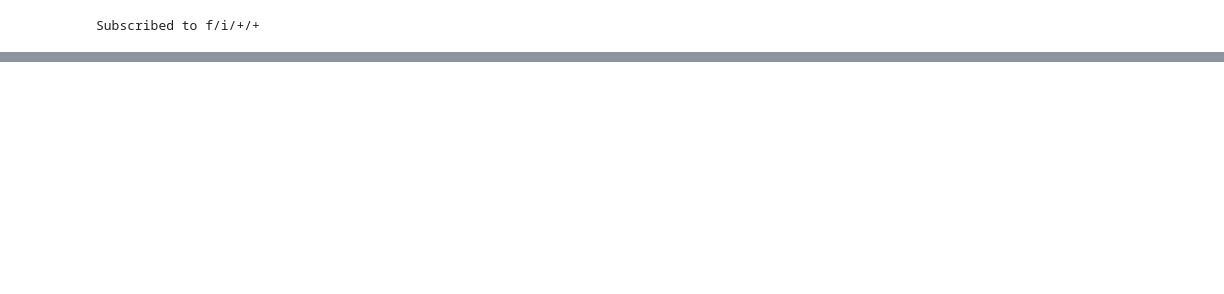
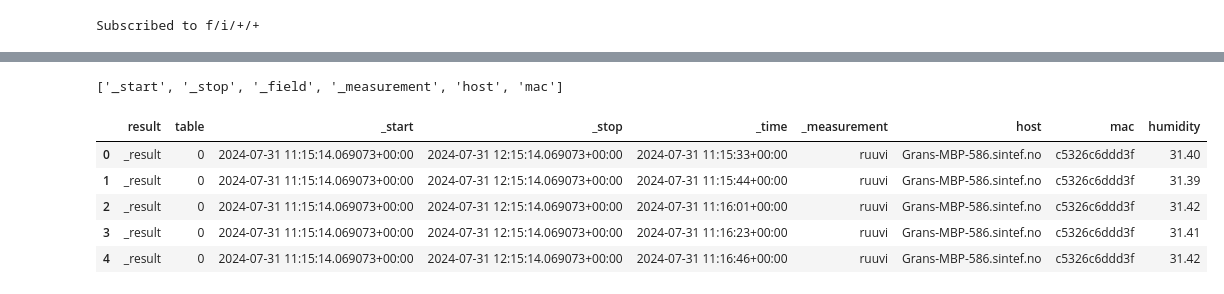
Before and after one commit to SINTEF-9012/SINDIT20, a Jupyter notebook: testing.ipynb, the cells around one changed output, grey strips where cells are left out. Drawn from its saved outputs; the diff is of its cells as text; code cells hidden in the pictures; blank space fills up the shorter version.

Commit message:
update: usage of connectors

```diff
--- a/testing.ipynb
+++ b/testing.ipynb
@@ -102,0 +102,2 @@ mqtt_connector.stop()
+# %%
+influx_connector = InfluxDBConnector(host="http://localhost", port=8086, token=os.getenv('INFLUXDB_ACCESS_TOKEN'), org="SINTEF", bucket='ruuvitag')
@@ -102,0 +127,15 @@ mqtt_connector.stop()
+# %%
+influx_connector.get_tags()
+# %% [output]
+['_start', '_stop', '_field', '_measurement', 'host', 'mac']
+# %%
+df = influx_connector.query_field(bucket="ruuvitag", field="humidity", query_return_type="pandas")
+# %%
+df.head()
+# %% [output]
+|  | result | table | _start | _stop | _time | _measurement | host | mac | humidity |
+| 0 | _result | 0 | 2024-07-31 11:15:14.069073+00:00 | 2024-07-31 12:15:14.069073+00:00 | 2024-07-31 11:15:33+00:00 | ruuvi | Grans-MBP-586.sintef.no | c5326c6ddd3f | 31.40 |
+| 1 | _result | 0 | 2024-07-31 11:15:14.069073+00:00 | 2024-07-31 12:15:14.069073+00:00 | 2024-07-31 11:15:44+00:00 | ruuvi | Grans-MBP-586.sintef.no | c5326c6ddd3f | 31.39 |
+| 2 | _result | 0 | 2024-07-31 11:15:14.069073+00:00 | 2024-07-31 12:15:14.069073+00:00 | 2024-07-31 11:16:01+00:00 | ruuvi | Grans-MBP-586.sintef.no | c5326c6ddd3f | 31.42 |
+| 3 | _result | 0 | 2024-07-31 11:15:14.069073+00:00 | 2024-07-31 12:15:14.069073+00:00 | 2024-07-31 11:16:23+00:00 | ruuvi | Grans-MBP-586.sintef.no | c5326c6ddd3f | 31.41 |
+| 4 | _result | 0 | 2024-07-31 11:15:14.069073+00:00 | 2024-07-31 12:15:14.069073+00:00 | 2024-07-31 11:16:46+00:00 | ruuvi | Grans-MBP-586.sintef.no | c5326c6ddd3f | 31.42 |
```
Also changed, not shown: parts of 10 cells of this notebook.
